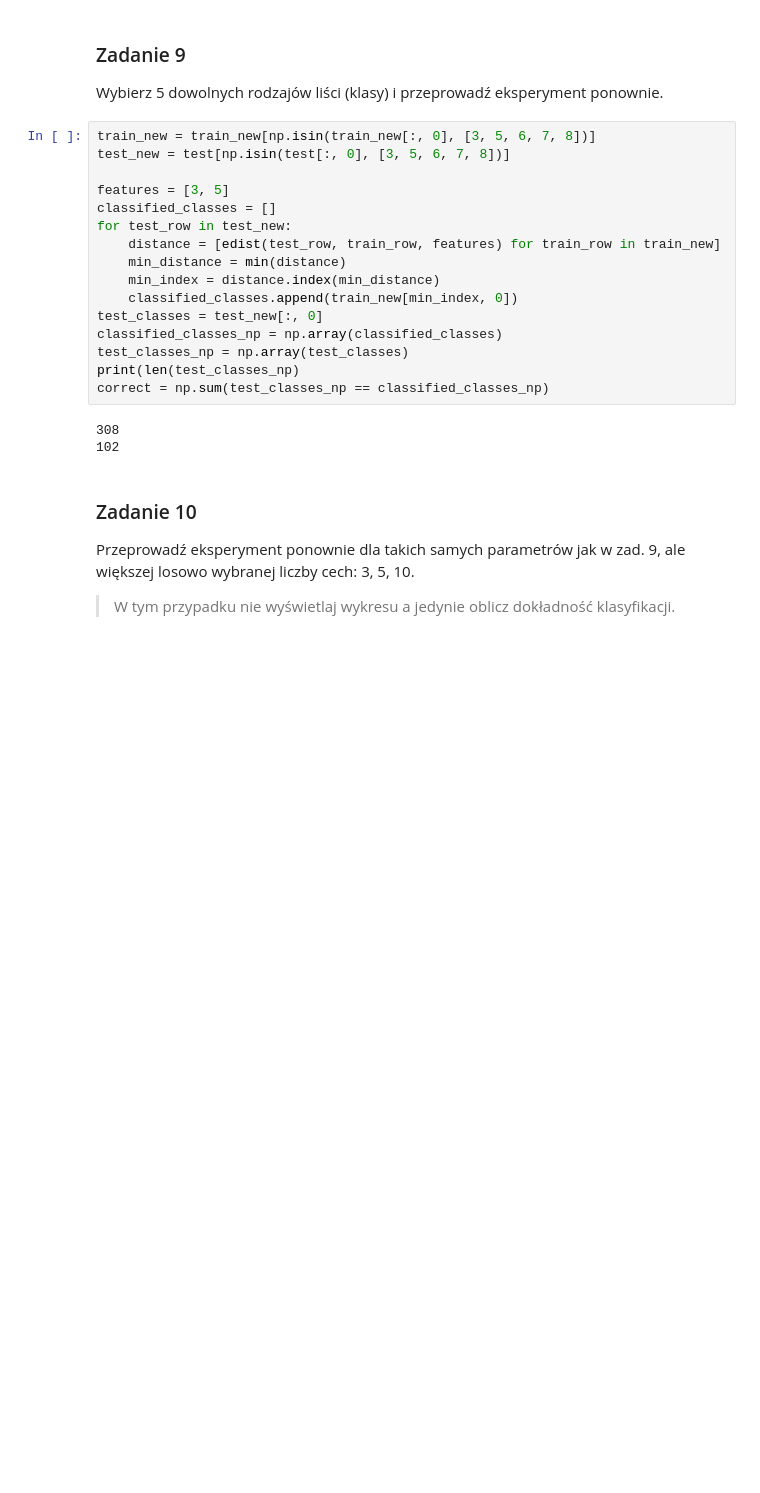
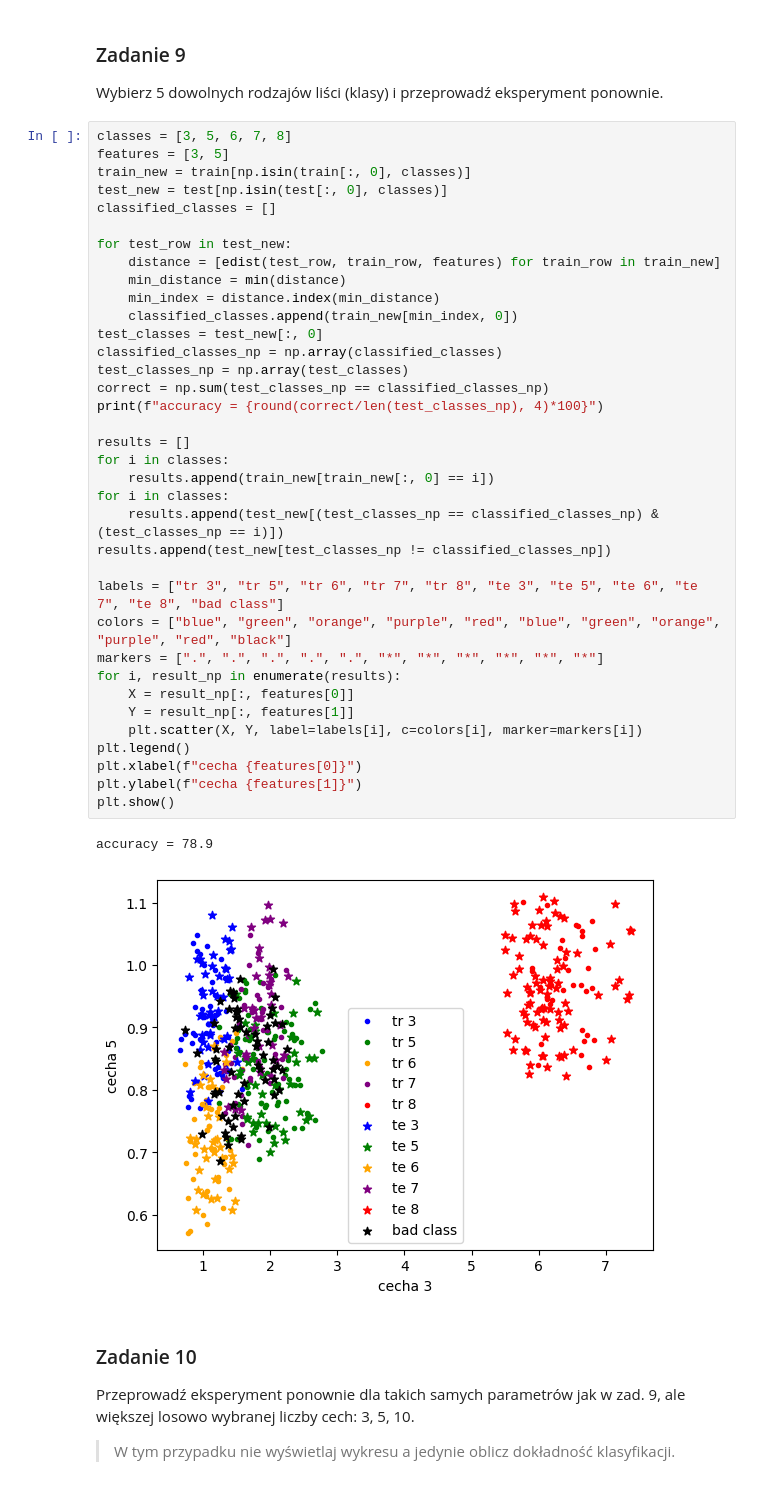
Before and after one commit to Dert14/SWAD, a Jupyter notebook: Lab2 - NN (1)/Lab02.ipynb, the cells around one changed output. Drawn from its saved outputs; the diff is of its cells as text; blank space fills up the shorter version.

```diff
--- a/Lab2 - NN (1)/Lab02.ipynb
+++ b/Lab2 - NN (1)/Lab02.ipynb
@@ -281,25 +288,45 @@ Accuracy 92.72727272727272
 ### Zadanie 9
 
 Wybierz 5 dowolnych rodzajów liści (klasy) i przeprowadź eksperyment ponownie.
-# %%
-train_new = train_new[np.isin(train_new[:, 0], [3, 5, 6, 7, 8])]
-test_new = test[np.isin(test[:, 0], [3, 5, 6, 7, 8])]
-
-features = [3, 5]
-classified_classes = []
-for test_row in test_new:
-    distance = [edist(test_row, train_row, features) for train_row in train_new]
-    min_distance = min(distance)
-    min_index = distance.index(min_distance)
-    classified_classes.append(train_new[min_index, 0])
-test_classes = test_new[:, 0]
-classified_classes_np = np.array(classified_classes)
-test_classes_np = np.array(test_classes)
-print(len(test_classes_np)
-correct = np.sum(test_classes_np == classified_classes_np)
-# %% [output]
-308
-102
+# %%
+classes = [3, 5, 6, 7, 8]
+features = [3, 5]
+train_new = train[np.isin(train[:, 0], classes)]
+test_new = test[np.isin(test[:, 0], classes)]
+classified_classes = []
+
+for test_row in test_new:
+    distance = [edist(test_row, train_row, features) for train_row in train_new]
+    min_distance = min(distance)
+    min_index = distance.index(min_distance)
+    classified_classes.append(train_new[min_index, 0])
+test_classes = test_new[:, 0]
+classified_classes_np = np.array(classified_classes)
+test_classes_np = np.array(test_classes)
+correct = np.sum(test_classes_np == classified_classes_np)
+print(f"accuracy = {round(correct/len(test_classes_np), 4)*100}")
+
+results = []
+for i in classes:
+    results.append(train_new[train_new[:, 0] == i])
+for i in classes:
+    results.append(test_new[(test_classes_np == classified_classes_np) & (test_classes_np == i)])
+results.append(test_new[test_classes_np != classified_classes_np])
+
+labels = ["tr 3", "tr 5", "tr 6", "tr 7", "tr 8", "te 3", "te 5", "te 6", "te 7", "te 8", "bad class"]
+colors = ["blue", "green", "orange", "purple", "red", "blue", "green", "orange", "purple", "red", "black"]
+markers = [".", ".", ".", ".", ".", "*", "*", "*", "*", "*", "*"]
+for i, result_np in enumerate(results):
+    X = result_np[:, features[0]]
+    Y = result_np[:, features[1]]
+    plt.scatter(X, Y, label=labels[i], c=colors[i], marker=markers[i])
+plt.legend()
+plt.xlabel(f"cecha {features[0]}")
+plt.ylabel(f"cecha {features[1]}")
+plt.show()
+# %% [output]
+accuracy = 78.9
+[figure, added]
 # %% [markdown]
 ### Zadanie 10
 
```
Also changed, not shown: parts of 7 cells of this notebook.
